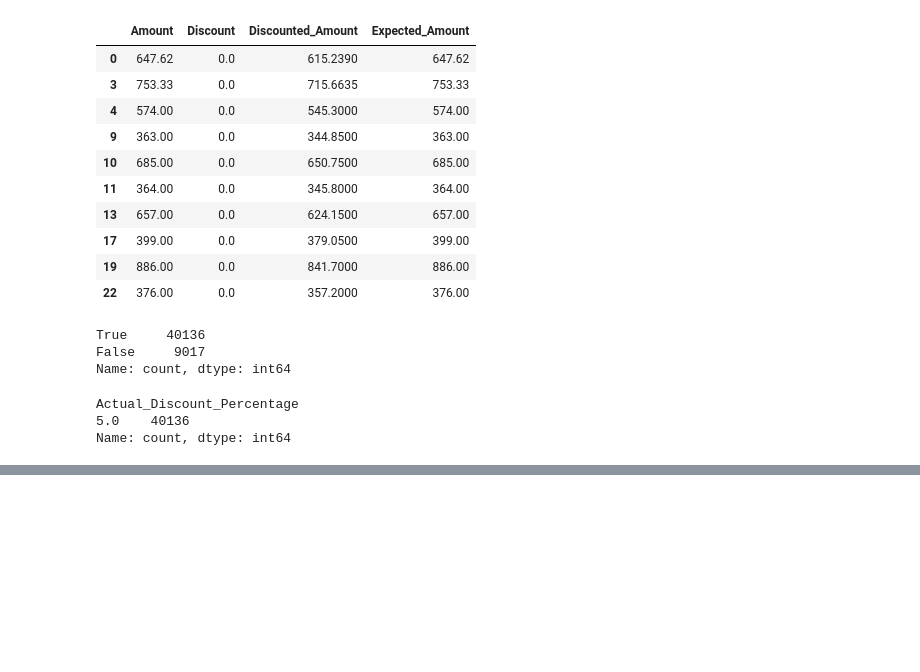
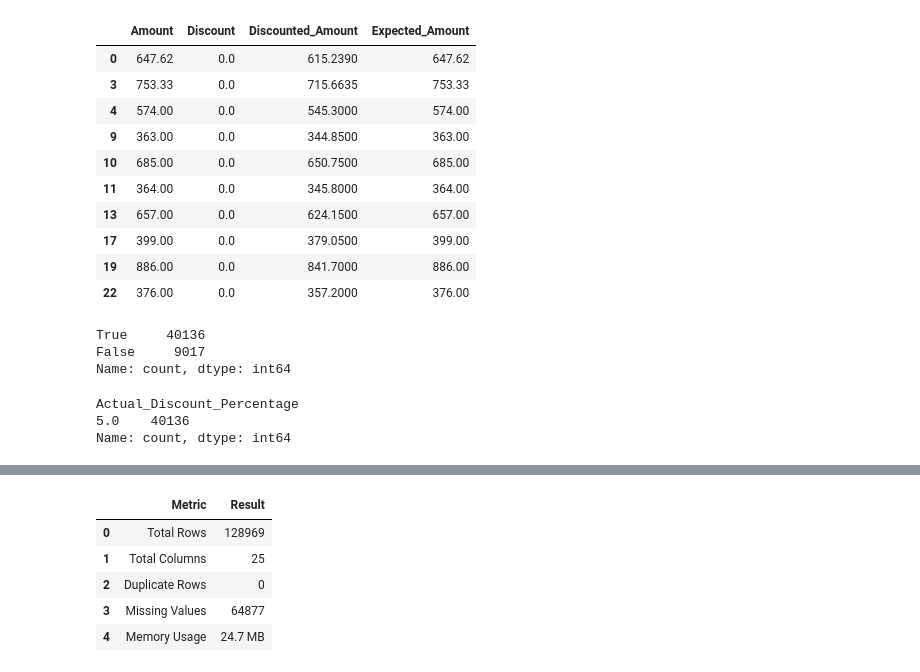
Before and after one commit to Bittukrrsharmaa/amzon-data-, a Jupyter notebook: Untitled.ipynb, the cells around one changed output, grey strips where cells are left out. Drawn from its saved outputs; the diff is of its cells as text; code cells hidden in the pictures; blank space fills up the shorter version.

```diff
--- a/Untitled.ipynb
+++ b/Untitled.ipynb
@@ -1910,0 +2250,2 @@ Name: count, dtype: int64
+# %%
+df.drop_duplicates(inplace=True)
@@ -1910,0 +2260,4 @@ Name: count, dtype: int64
+# %%
+df.drop_duplicates(inplace=True)
+print("Duplicates:",df.duplicated().sum())
+print("Shape:" , df.shape)
@@ -1910,0 +2307,26 @@ Name: count, dtype: int64
+# %%
+cleaning_report = pd.DataFrame({
+    "Metric": [
+        "Total Rows",
+        "Total Columns",
+        "Duplicate Rows",
+        "Missing Values",
+        "Memory Usage"
+    ],
+    "Result": [
+        df.shape[0],
+        df.shape[1],
+        df.duplicated().sum(),
+        df.isnull().sum().sum(),
+        "24.7 MB"
+    ]
+})
+
+cleaning_report
+# %% [output]
+|  | Metric | Result |
+| 0 | Total Rows | 128969 |
+| 1 | Total Columns | 25 |
+| 2 | Duplicate Rows | 0 |
+| 3 | Missing Values | 64877 |
+| 4 | Memory Usage | 24.7 MB |
```
Also changed, not shown: parts of 41 cells of this notebook.
